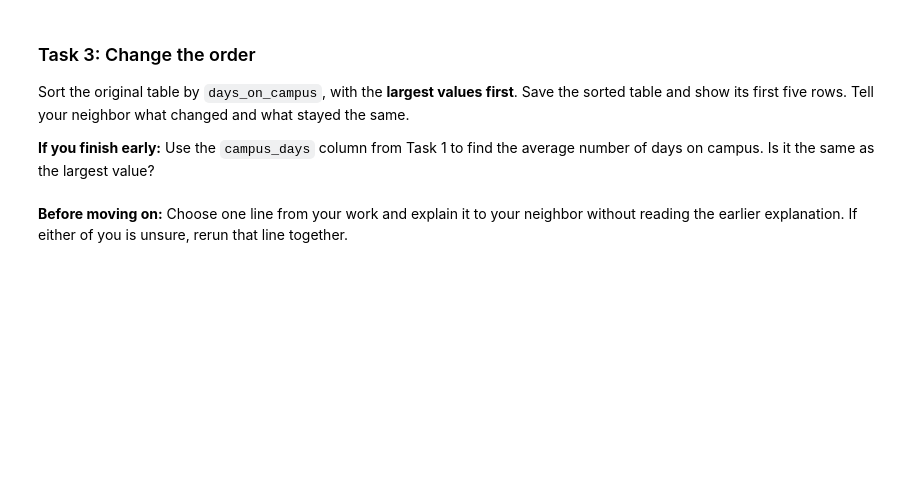
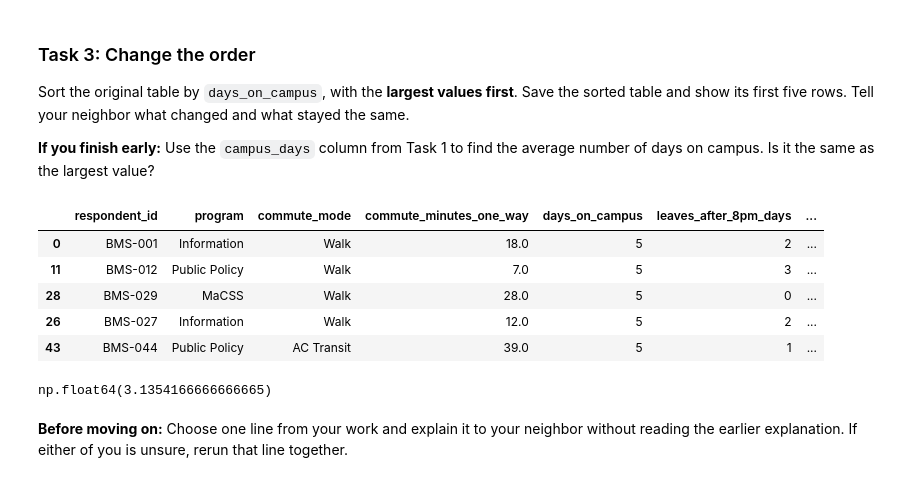
Before and after one commit to ajweijiang/compss-211a, a Jupyter notebook: lab/lab01_python_pandas_recap.ipynb, the cells around one changed output. Drawn from its saved outputs; the diff is of its cells as text; code cells hidden in the pictures; blank space fills up the shorter version.

```diff
--- a/lab/lab01_python_pandas_recap.ipynb
+++ b/lab/lab01_python_pandas_recap.ipynb
@@ -183,3 +299,14 @@ Compare your result with your neighbor's. Did you choose columns or remove peopl
 Sort the original table by `days_on_campus`, with the **largest values first**. Save the sorted table and show its first five rows. Tell your neighbor what changed and what stayed the same.
 
 **If you finish early:** Use the `campus_days` column from Task 1 to find the average number of days on campus. Is it the same as the largest value?
+# %%
+sorted_days_on_campus = commute.sort_values("days_on_campus", ascending=False)
+# %%
+sorted_days_on_campus.head()
+# %% [output]
+|  | respondent_id | program | commute_mode | commute_minutes_one_way | days_on_campus | leaves_after_8pm_days | ... |
+| 0 | BMS-001 | Information | Walk | 18.0 | 5 | 2 | ... |
+| 11 | BMS-012 | Public Policy | Walk | 7.0 | 5 | 3 | ... |
+| 28 | BMS-029 | MaCSS | Walk | 28.0 | 5 | 0 | ... |
+| 26 | BMS-027 | Information | Walk | 12.0 | 5 | 2 | ... |
+| 43 | BMS-044 | Public Policy | AC Transit | 39.0 | 5 | 1 | ... |
@@ -186,3 +316,7 @@ Sort the original table by `days_on_campus`, with the **largest values first**.
+# %%
+average_campus_days
+# %% [output]
+np.float64(3.1354166666666665)
 # %% [markdown]
 **Before moving on:** Choose one line from your work and explain it to your neighbor without reading the earlier explanation. If either of you is unsure, rerun that line together.
 # %% [markdown]
```
Also changed, not shown: parts of 23 cells of this notebook.
